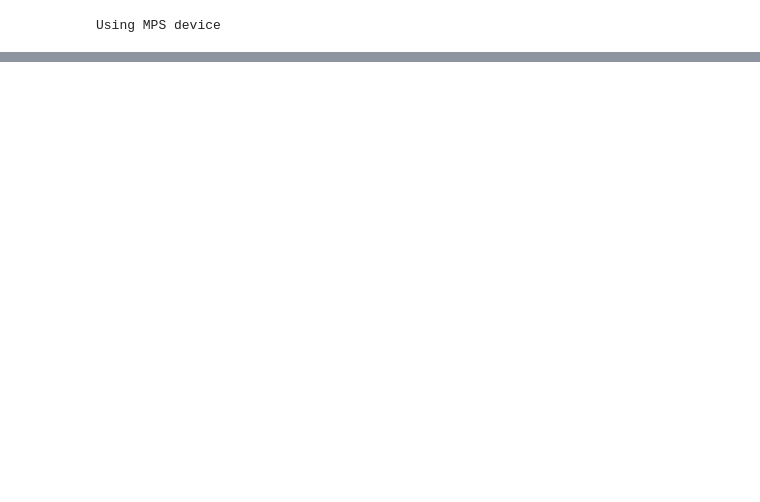
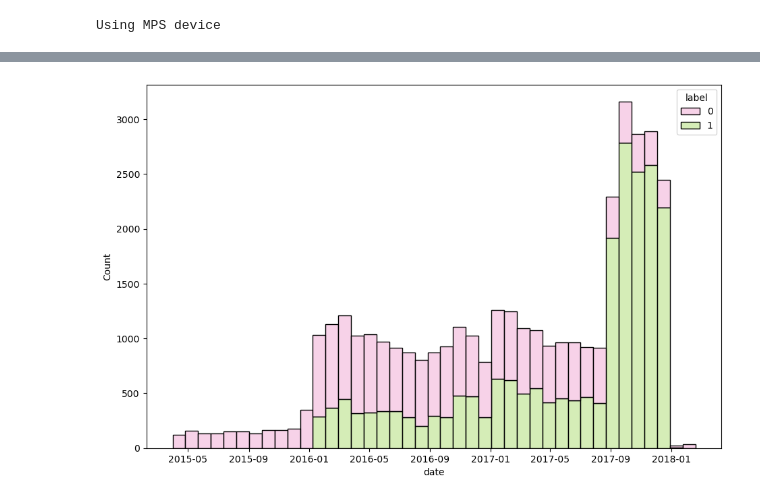
Before and after one commit to AnninaDelacour/rdl_assignment2, a Jupyter notebook: Use_Case_6_Fake_News_Detection.ipynb, the cells around one changed output, grey strips where cells are left out. Saved outputs shown, nothing was run; the diff lists cells and outputs as text; code cells hidden in the pictures; blank space fills up the shorter version.

```diff
--- a/Use_Case_6_Fake_News_Detection.ipynb
+++ b/Use_Case_6_Fake_News_Detection.ipynb
@@ -35,0 +413,15 @@ from nltk.tokenize import sent_tokenize
+# %%
+bad_date = fake_df.loc[fake_df["date_len"] > 18]
+fake_df = fake_df.drop(index=bad_date.index)
+# %%
+dates = []
+for x in fake_df['date']:
+    try:
+        date = datetime.strptime(x, '%B %d, %Y')
+    except ValueError:
+        try:
+            date = datetime.strptime(x, '%d-%b-%y')
+        except ValueError:
+            date = datetime.strptime(x, '%b %d, %Y')
+    dates.append(date)
+fake_df['date'] = dates
@@ -35,0 +443,4 @@ from nltk.tokenize import sent_tokenize
+# %%
+fake_df['label'] = 0
+fake_df = fake_df.drop(['date_len'], axis=1)
+fake_df
@@ -35,0 +463,4 @@ from nltk.tokenize import sent_tokenize
+# %%
+concat_data = pd.concat([true_df, fake_df])
+concat_data = concat_data.reset_index(drop=True)
+concat_data
@@ -35,0 +481,5 @@ from nltk.tokenize import sent_tokenize
+# %%
+fig, hist = plt.subplots(figsize = (11,7))
+hist = sns.histplot(data=concat_data, x = 'date', hue="label", palette='PiYG', multiple="stack")
+# %% [output]
+[figure, added]
```
Also changed, not shown: parts of 100 cells of this notebook, 3 other files.
